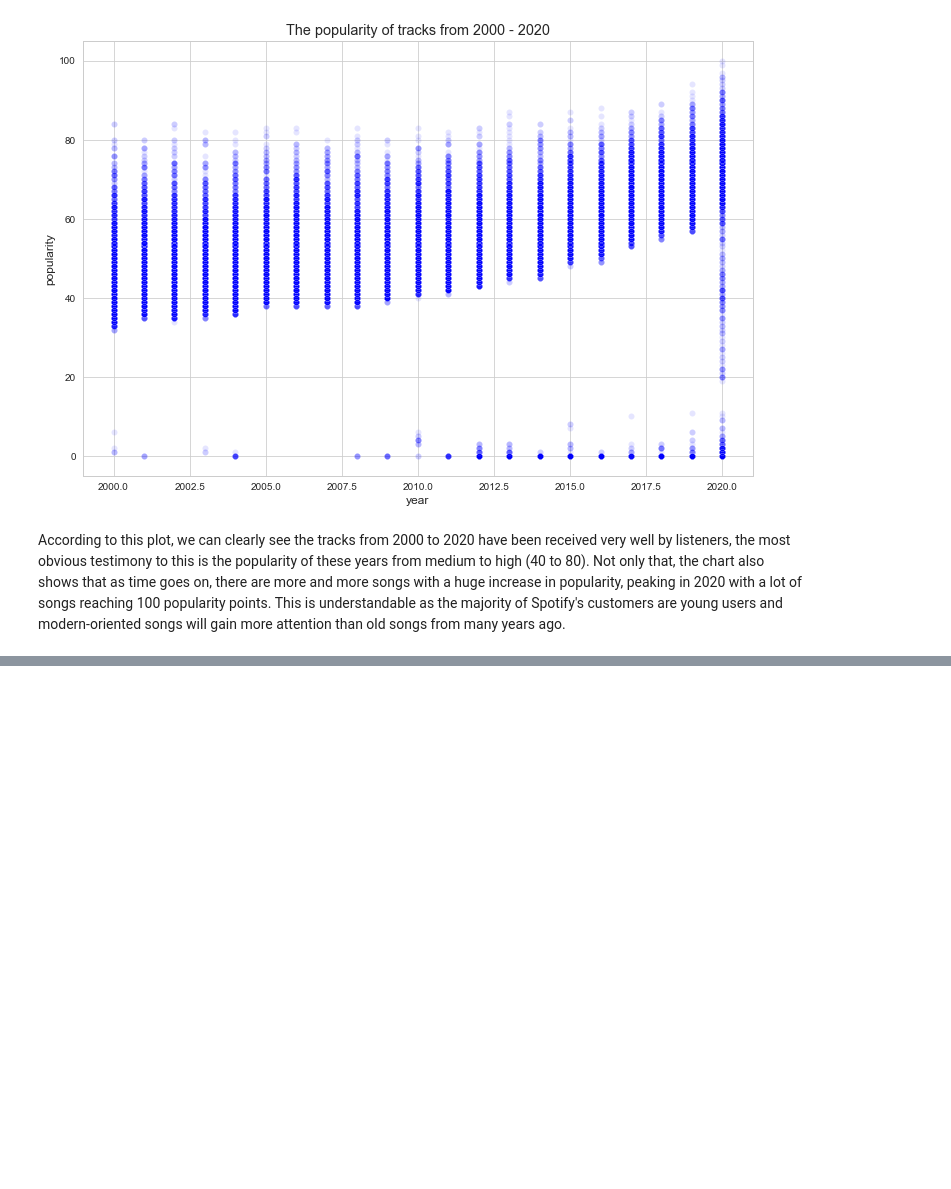
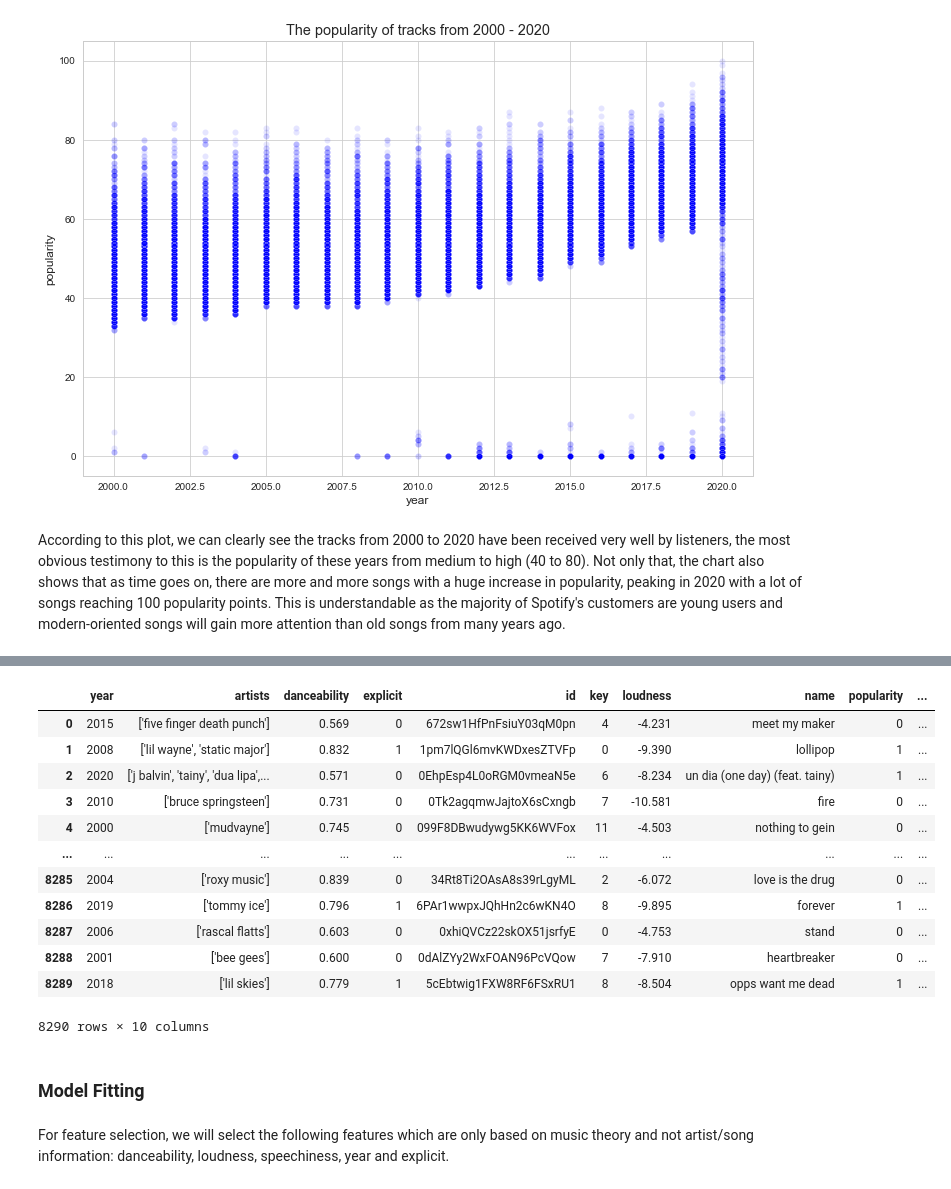
Before and after one commit to quangLinh9038/pds-group-project, a Jupyter notebook: assignment3.ipynb, the cells around one changed output, grey strips where cells are left out. Drawn from its saved outputs; the diff is of its cells as text; code cells hidden in the pictures; blank space fills up the shorter version.

```diff
--- a/assignment3.ipynb
+++ b/assignment3.ipynb
@@ -370,0 +395,20 @@ According to this plot, we can clearly see the tracks from 2000 to 2020 have bee
+# %%
+test.loc[test['popularity'] < df_final['popularity'].mean(), 'popularity'] = 0
+test.loc[test['popularity'] >= df_final['popularity'].mean(), 'popularity'] = 1
+test
+# %% [output]
+|  | year | artists | danceability | explicit | id | key | loudness | name | popularity | ... |
+| 0 | 2015 | ['five finger death punch'] | 0.569 | 0 | 672sw1HfPnFsiuY03qM0pn | 4 | -4.231 | meet my maker | 0 | ... |
+| 1 | 2008 | ['lil wayne', 'static major'] | 0.832 | 1 | 1pm7lQGl6mvKWDxesZTVFp | 0 | -9.390 | lollipop | 1 | ... |
+| 2 | 2020 | ['j balvin', 'tainy', 'dua lipa',... | 0.571 | 0 | 0EhpEsp4L0oRGM0vmeaN5e | 6 | -8.234 | un dia (one day) (feat. tainy) | 1 | ... |
+| 3 | 2010 | ['bruce springsteen'] | 0.731 | 0 | 0Tk2agqmwJajtoX6sCxngb | 7 | -10.581 | fire | 0 | ... |
+| 4 | 2000 | ['mudvayne'] | 0.745 | 0 | 099F8DBwudywg5KK6WVFox | 11 | -4.503 | nothing to gein | 0 | ... |
+| ... | ... | ... | ... | ... | ... | ... | ... | ... | ... | ... |
+| 8285 | 2004 | ['roxy music'] | 0.839 | 0 | 34Rt8Ti2OAsA8s39rLgyML | 2 | -6.072 | love is the drug | 0 | ... |
+| 8286 | 2019 | ['tommy ice'] | 0.796 | 1 | 6PAr1wwpxJQhHn2c6wKN4O | 8 | -9.895 | forever | 1 | ... |
+| 8287 | 2006 | ['rascal flatts'] | 0.603 | 0 | 0xhiQVCz22skOX51jsrfyE | 0 | -4.753 | stand | 0 | ... |
+| 8288 | 2001 | ['bee gees'] | 0.600 | 0 | 0dAlZYy2WxFOAN96PcVQow | 7 | -7.910 | heartbreaker | 0 | ... |
+| 8289 | 2018 | ['lil skies'] | 0.779 | 1 | 5cEbtwig1FXW8RF6FSxRU1 | 8 | -8.504 | opps want me dead | 1 | ... |
+8290 rows × 10 columns
+# %% [markdown]
+<h3>Model Fitting</h3>
@@ -370,0 +426,2 @@ According to this plot, we can clearly see the tracks from 2000 to 2020 have bee
+# %% [markdown]
+For feature selection, we will select the following features which are only based on music theory and not artist/song information: danceability, loudness, speechiness, year and explicit.
```
Also changed, not shown: parts of 9 cells of this notebook.
